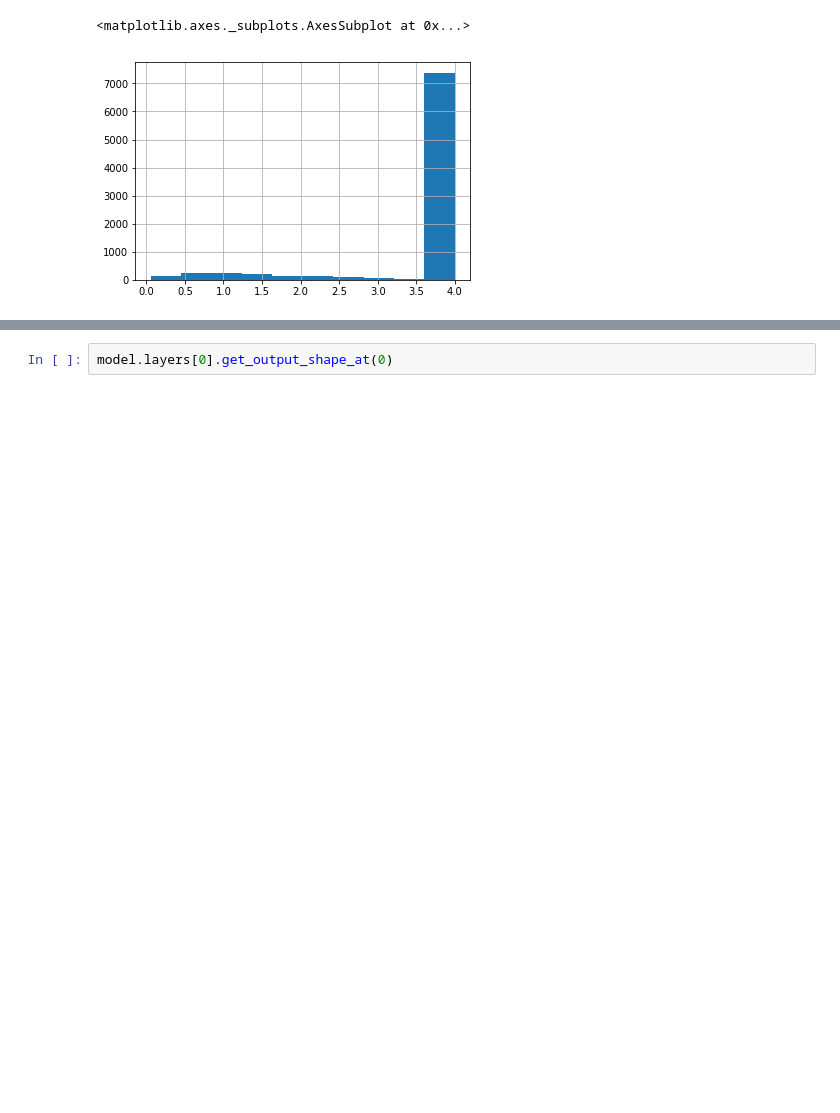
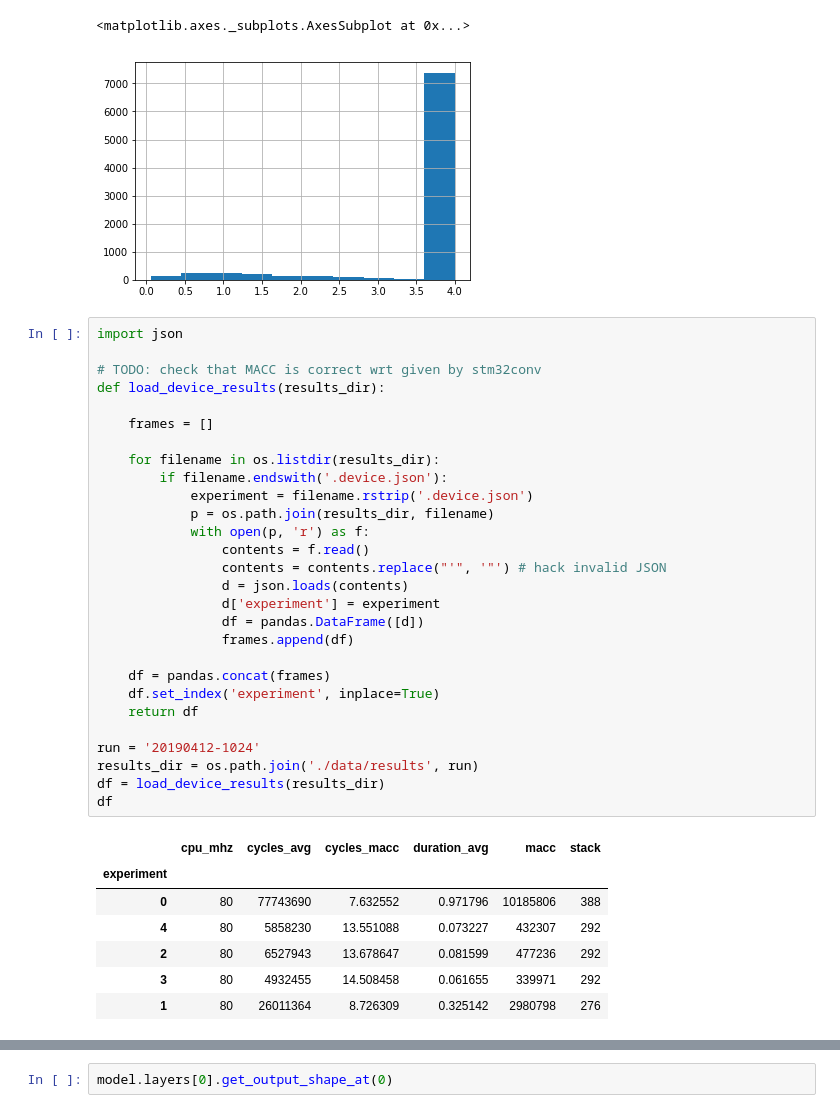
Before and after one commit to jonnor/ESC-CNN-microcontroller, a Jupyter notebook: Experiments.ipynb, the cells around one changed output, grey strips where cells are left out. Drawn from its saved outputs; the diff is of its cells as text; blank space fills up the shorter version.

```diff
--- a/Experiments.ipynb
+++ b/Experiments.ipynb
@@ -31,3 +31,39 @@ data.head()
 # %% [output]
 <matplotlib.axes._subplots.AxesSubplot at 0x...>
 [figure]
+# %%
+import json
+
+# TODO: check that MACC is correct wrt given by stm32conv
+def load_device_results(results_dir):
+
+    frames = []
+
+    for filename in os.listdir(results_dir):
+        if filename.endswith('.device.json'):
+            experiment = filename.rstrip('.device.json')
+            p = os.path.join(results_dir, filename)
+            with open(p, 'r') as f:
+                contents = f.read()
+                contents = contents.replace("'", '"') # hack invalid JSON
+                d = json.loads(contents)
+                d['experiment'] = experiment
+                df = pandas.DataFrame([d])
+                frames.append(df)
+
+    df = pandas.concat(frames)
+    df.set_index('experiment', inplace=True)
+    return df
+
+run = '20190412-1024'
+results_dir = os.path.join('./data/results', run)
+df = load_device_results(results_dir)
+df
+# %% [output]
+|  | cpu_mhz | cycles_avg | cycles_macc | duration_avg | macc | stack |
+| experiment |  |  |  |  |  |  |
+| 0 | 80 | 77743690 | 7.632552 | 0.971796 | 10185806 | 388 |
+| 4 | 80 | 5858230 | 13.551088 | 0.073227 | 432307 | 292 |
+| 2 | 80 | 6527943 | 13.678647 | 0.081599 | 477236 | 292 |
+| 3 | 80 | 4932455 | 14.508458 | 0.061655 | 339971 | 292 |
+| 1 | 80 | 26011364 | 8.726309 | 0.325142 | 2980798 | 276 |
```
Also changed, not shown: parts of 5 cells of this notebook, 5 other files.
